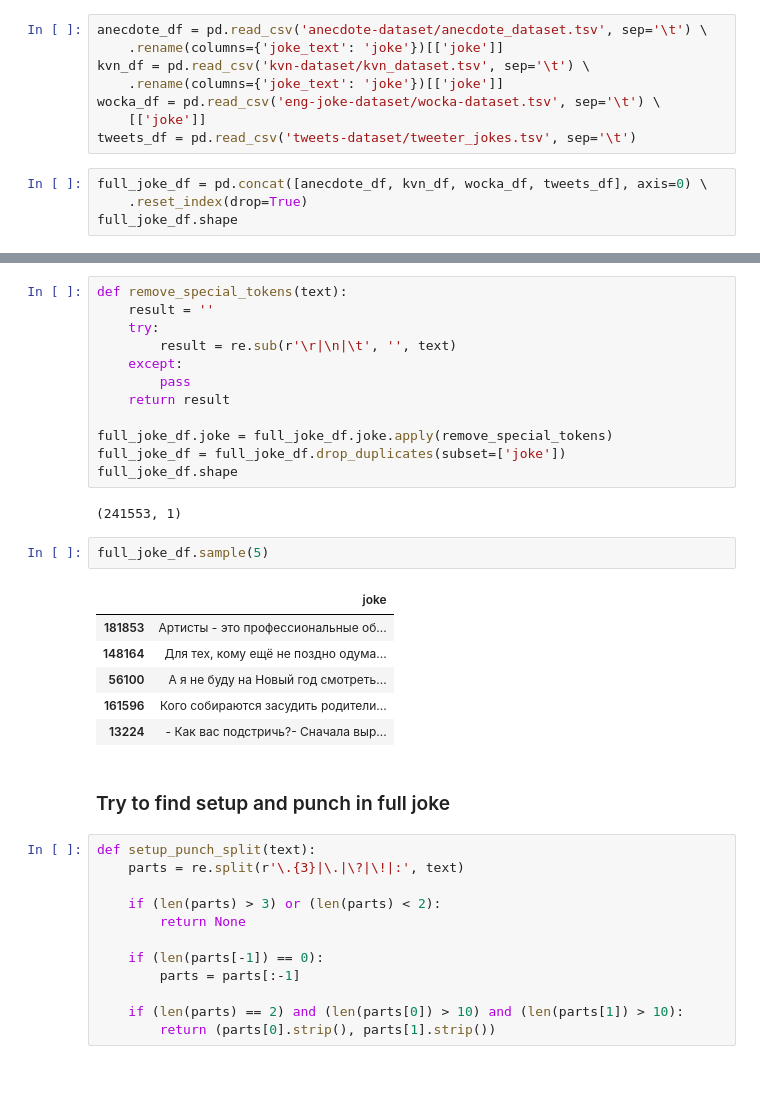
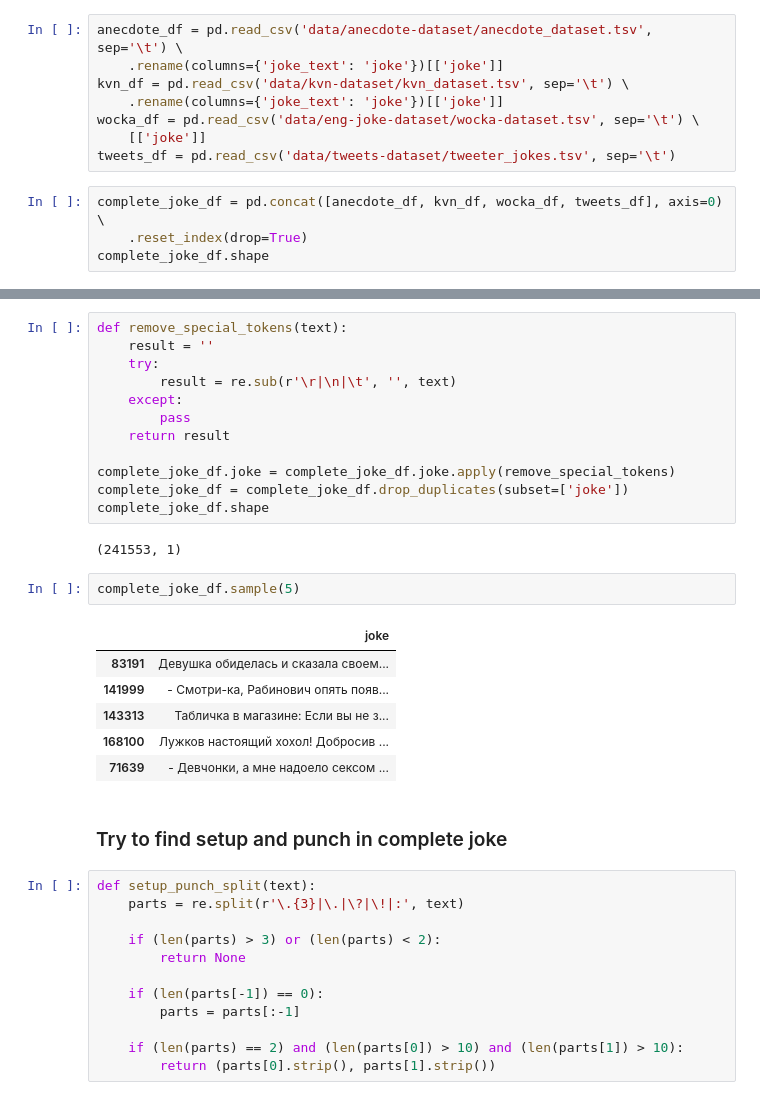
Before and after one commit to nikitosl/jokes-generator, a Jupyter notebook: dataset_prepare.ipynb, the cells around one changed output, grey strips where cells are left out. Saved outputs shown, nothing was run; the diff lists cells and outputs as text.

```diff
--- a/dataset_prepare.ipynb
+++ b/dataset_prepare.ipynb
@@ -363,17 +380,17 @@ df
 import pandas as pd
 import re
 # %%
-anecdote_df = pd.read_csv('anecdote-dataset/anecdote_dataset.tsv', sep='\t') \
+anecdote_df = pd.read_csv('data/anecdote-dataset/anecdote_dataset.tsv', sep='\t') \
     .rename(columns={'joke_text': 'joke'})[['joke']]
-kvn_df = pd.read_csv('kvn-dataset/kvn_dataset.tsv', sep='\t') \
+kvn_df = pd.read_csv('data/kvn-dataset/kvn_dataset.tsv', sep='\t') \
     .rename(columns={'joke_text': 'joke'})[['joke']]
-wocka_df = pd.read_csv('eng-joke-dataset/wocka-dataset.tsv', sep='\t') \
+wocka_df = pd.read_csv('data/eng-joke-dataset/wocka-dataset.tsv', sep='\t') \
     [['joke']]
-tweets_df = pd.read_csv('tweets-dataset/tweeter_jokes.tsv', sep='\t')
+tweets_df = pd.read_csv('data/tweets-dataset/tweeter_jokes.tsv', sep='\t')
 # %%
-full_joke_df = pd.concat([anecdote_df, kvn_df, wocka_df, tweets_df], axis=0) \
+complete_joke_df = pd.concat([anecdote_df, kvn_df, wocka_df, tweets_df], axis=0) \
     .reset_index(drop=True)
-full_joke_df.shape
+complete_joke_df.shape
 # %% [output]
 (246771, 1)
 # %% [markdown]
@@ -387,22 +404,22 @@ def remove_special_tokens(text):
         pass
     return result
 
-full_joke_df.joke = full_joke_df.joke.apply(remove_special_tokens)
-full_joke_df = full_joke_df.drop_duplicates(subset=['joke'])
-full_joke_df.shape
+complete_joke_df.joke = complete_joke_df.joke.apply(remove_special_tokens)
+complete_joke_df = complete_joke_df.drop_duplicates(subset=['joke'])
+complete_joke_df.shape
 # %% [output]
 (241553, 1)
 # %%
-full_joke_df.sample(5)
+complete_joke_df.sample(5)
 # %% [output]
 |  | joke |
-| 181853 | Артисты - это профессиональные об... |
-| 148164 | Для тех, кому ещё не поздно одума... |
-| 56100 | А я не буду на Новый год смотреть... |
-| 161596 | Кого собираются засудить родители... |
-| 13224 | - Как вас подстричь?- Сначала выр... |
+| 83191 | Девушка обиделась и сказала своем... |
+| 141999 | - Смотри-ка, Рабинович опять появ... |
+| 143313 | Табличка в магазине: Если вы не з... |
+| 168100 | Лужков настоящий хохол! Добросив ... |
+| 71639 | - Девчонки, а мне надоело сексом ... |
 # %% [markdown]
-### Try to find setup and punch in full joke
+### Try to find setup and punch in complete joke
 # %%
 def setup_punch_split(text):
     parts = re.split(r'\.{3}|\.|\?|\!|:', text)
```
Also changed, not shown: parts of 22 cells of this notebook, 6 other files.
